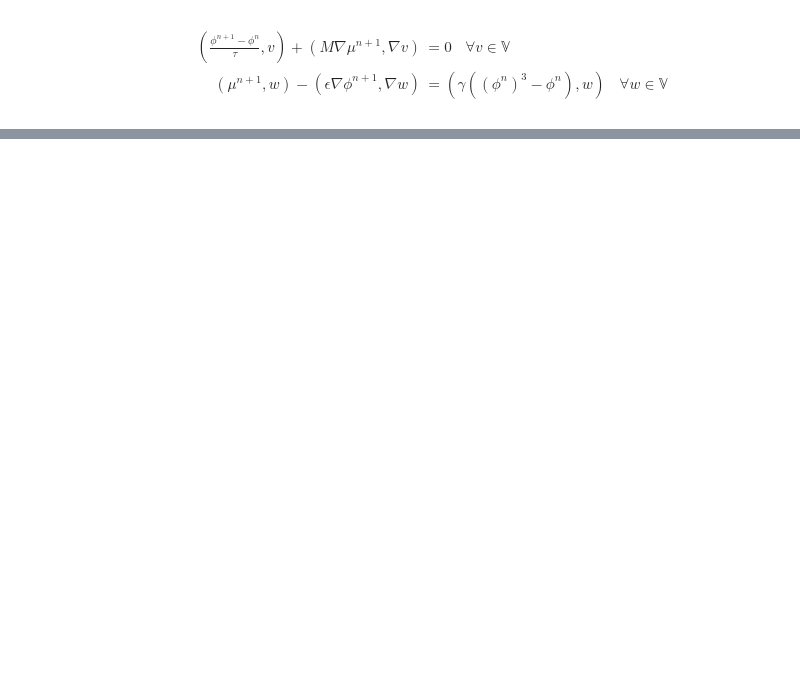
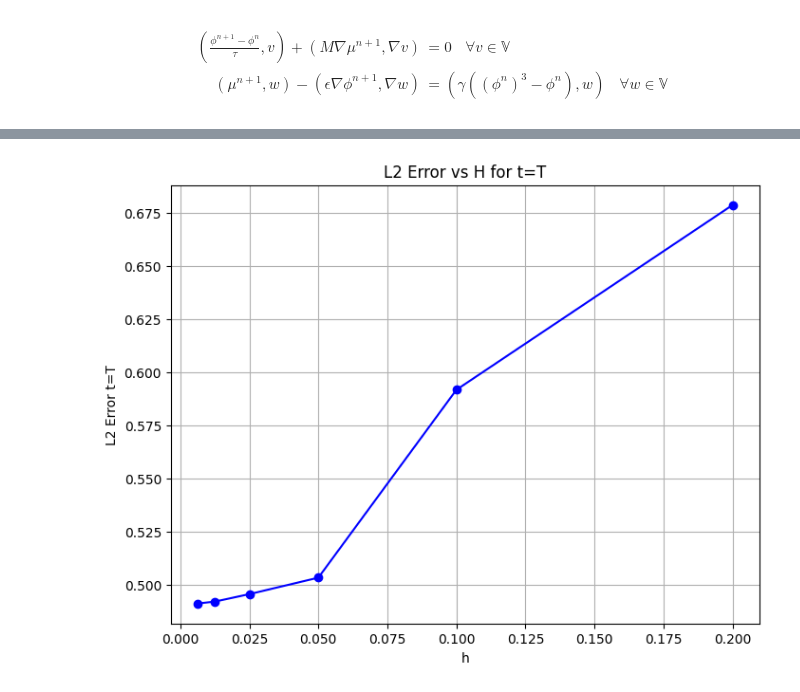
Before and after one commit to sannejamila/FEM_Project2, a Jupyter notebook: test2.ipynb, the cells around one changed output, grey strips where cells are left out. Cells and saved outputs as stored; diff of their text form; code cells hidden in the pictures; blank space fills up the shorter version.

```diff
--- a/test2.ipynb
+++ b/test2.ipynb
@@ -88,4 +91,4 @@ def FullyExplicitScheme(mesh,fes,phi,mu,v,w,phi_old,epsilon,gamma,M,tau,T):
 # %%
-gfut,gfu = FullyExplicitScheme(mesh,fes,phi,mu,v,w,phi_old,epsilon,gamma,M,tau,T)
+gfut,gfu,L2_error = FullyExplicitScheme(mesh,fes,phi,mu,v,w,phi_old,epsilon,gamma,M,tau,T)
 Draw(gfut.components[0], mesh, interpolate_multidim = True, animate = True)
 # %% [output]
@@ -129,0 +122,27 @@ BaseWebGuiScene
+# %%
+N = np.array([0,1,2,3,4,5])
+H = 0.2*2.0**(-N)
+L2 = []
+for h in H:
+    #Defining mesh and Finite element space
+    mesh = Mesh(unit_square.GenerateMesh(maxh=h))
+    V = H1(mesh, order=1)
+    fes = V*V
+
+    #Defining trial and test functions
+    phi,mu = fes.TrialFunction()  #n+1
+    v,w = fes.TestFunction()
+
+    #Initialising phi_0 random values between -1 and 1
+    phi_old = GridFunction(V)
+    random_values= np.zeros(V.ndof)
+    phi_old.vec.data = random_values
+
+
+    gfut,gfu,L2_error = FullyExplicitScheme(mesh,fes,phi,mu,v,w,phi_old,epsilon,gamma,M,tau,T)
+    L2.append(L2_error)
+# %%
+import pandas as pd
+df = pd.DataFrame(L2).transpose()
+df.columns = [f"h={h:.3f}" for h in H]
+df
@@ -129,0 +162,13 @@ BaseWebGuiScene
+# %%
+import matplotlib.pyplot as plt
+
+
+plt.figure(figsize=(8, 6))
+plt.plot(H, df.iloc[-1], marker='o', linestyle='-', color='b')
+plt.xlabel('h')
+plt.ylabel('L2 Error t=T')
+plt.title('L2 Error vs H for t=T')
+plt.grid(True)
+plt.show()
+# %% [output]
+[figure, added]
```
Also changed, not shown: parts of 4 cells of this notebook, 1 other file.
